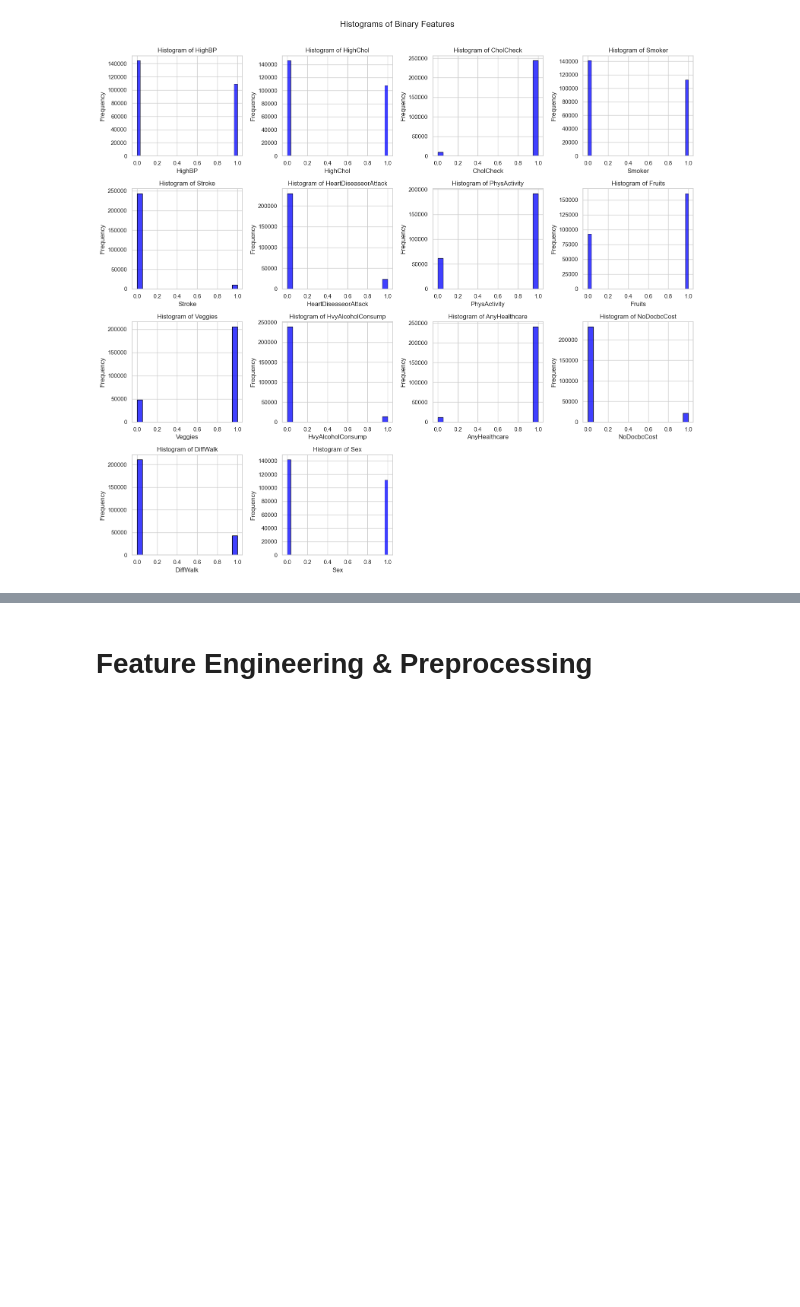
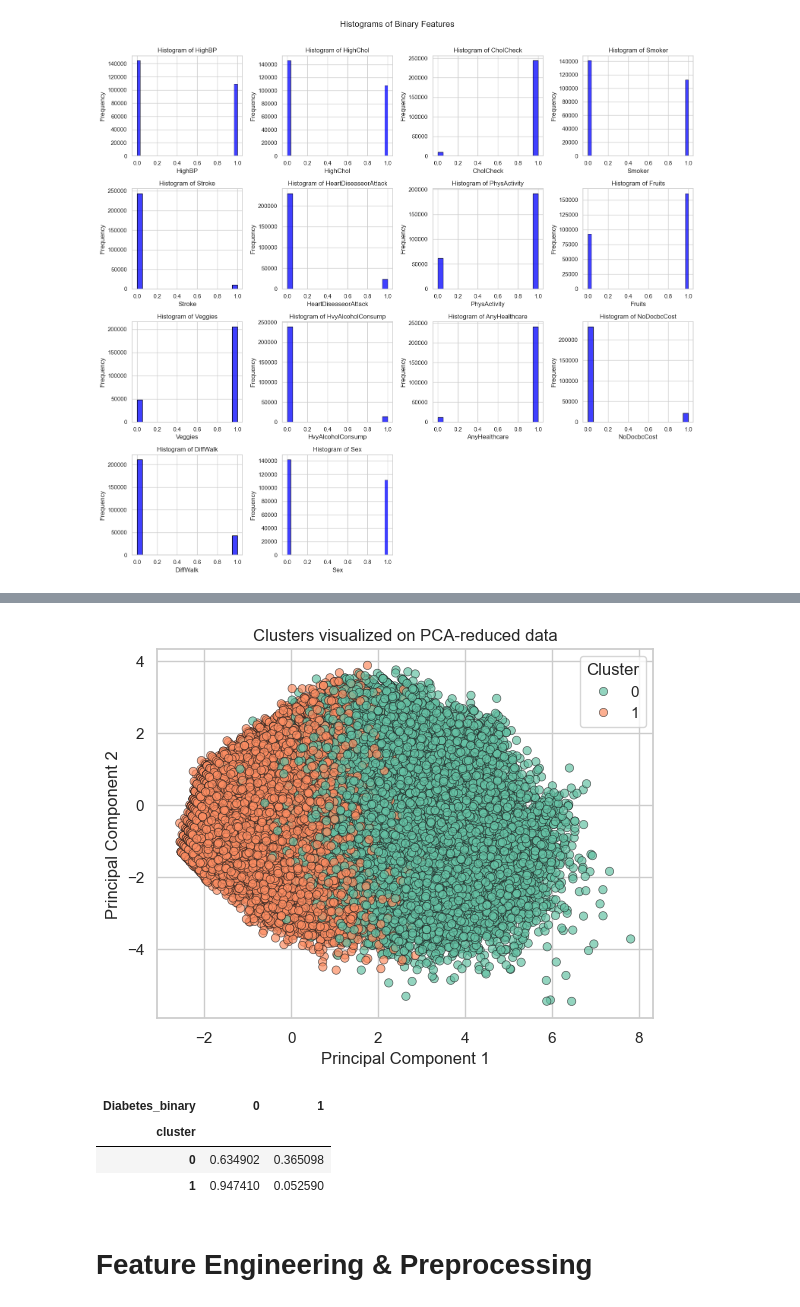
Before and after one commit to cassidygorsky/5243_FinalProject_Team13, a Jupyter notebook: applied_data_science_final_project.ipynb, the cells around one changed output, grey strips where cells are left out. Cells and saved outputs as stored; diff of their text form; code cells hidden in the pictures; blank space fills up the shorter version.

```diff
--- a/applied_data_science_final_project.ipynb
+++ b/applied_data_science_final_project.ipynb
@@ -417,3 +460,32 @@ plt.show()
+# %%
+# Fit KMeans
+df_kmeans = df.copy()
+kmeans = KMeans(n_clusters=2, random_state=42)
+df_kmeans['cluster'] = kmeans.fit_predict(X_scaled)
+
+sns.scatterplot(
+    x='pca_1', y='pca_2',
+    hue='cluster',
+    data=df_kmeans,
+    palette='Set2',
+    alpha=0.7,
+    edgecolor='k'
+)
+plt.title('Clusters visualized on PCA-reduced data')
+plt.xlabel('Principal Component 1')
+plt.ylabel('Principal Component 2')
+plt.legend(title='Cluster')
+plt.show()
+# %% [output]
+[figure, added]
+# %%
+pd.crosstab(df_kmeans['cluster'], df_kmeans['Diabetes_binary'], normalize='index')
+# This will show the proportion of diabetes status within each cluster
+# %% [output]
+| Diabetes_binary | 0 | 1 |
+| cluster |  |  |
+| 0 | 0.634902 | 0.365098 |
+| 1 | 0.947410 | 0.052590 |
 # %% [markdown]
 # Feature Engineering & Preprocessing
 # %% [markdown]
```
Also changed, not shown: parts of 5 cells of this notebook.
